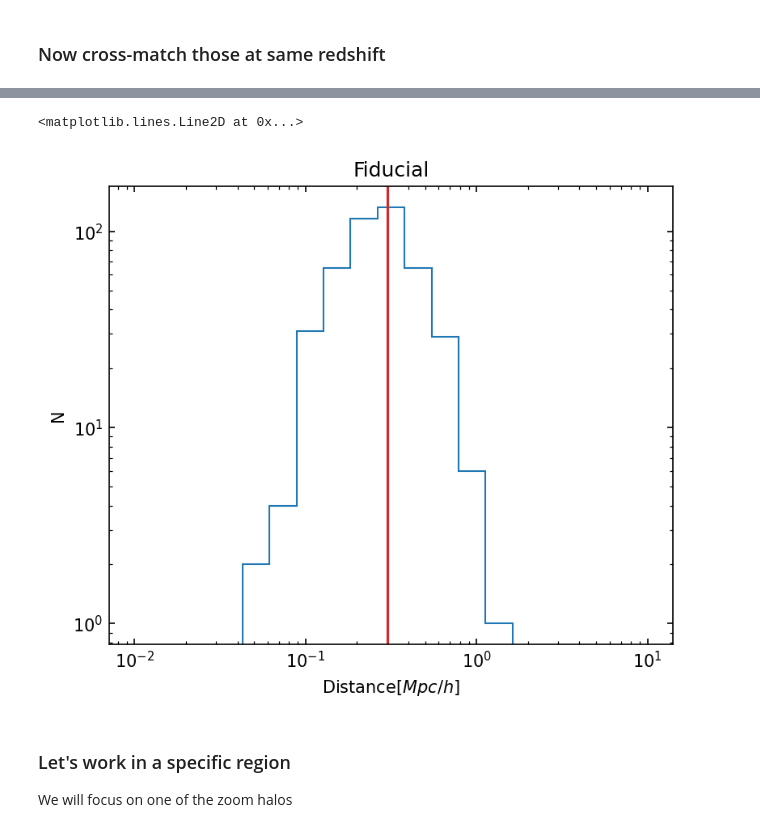
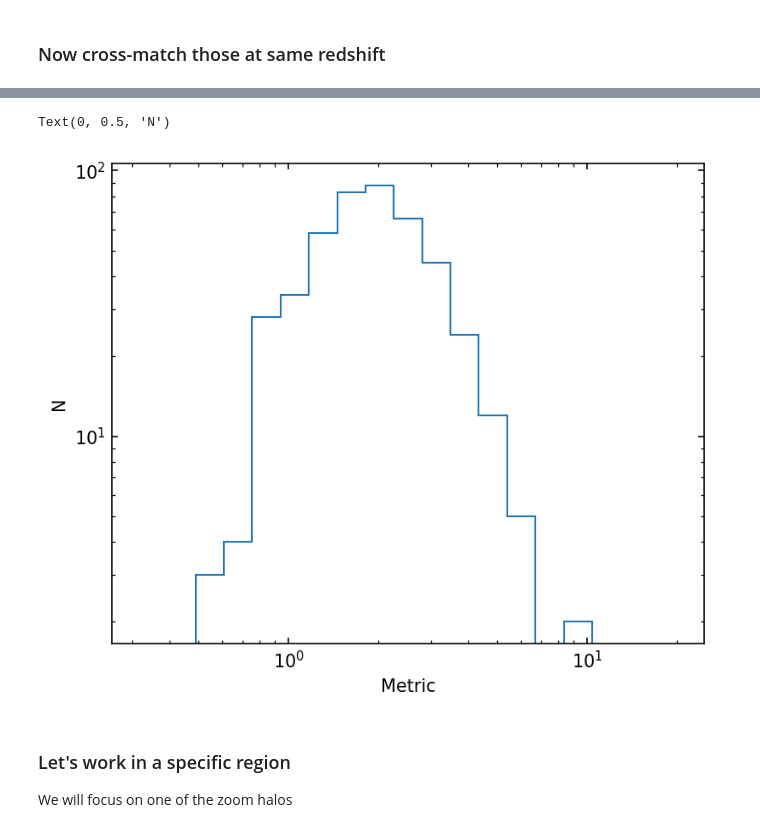
Before and after one commit to fgmaion/MTNG-resims, a Jupyter notebook: Notebooks/cross-matching_z0.ipynb, the cells around one changed output, grey strips where cells are left out. Saved outputs shown, nothing was run; the diff lists cells and outputs as text; code cells hidden in the pictures.

Commit message:
cross-match utilities. Still have to understand how to remove halos which have been poorly cross-matched

```diff
--- a/Notebooks/cross-matching_z0.ipynb
+++ b/Notebooks/cross-matching_z0.ipynb
@@ -106,12 +148,12 @@ final_sel = np.array(final_sel)
 # %% [markdown]
 ### Now cross-match those at same redshift
 # %%
-psel = np.where(zoom.fof['halo_m200b']>0)[0]
+X1 = lag_pos_zoom
+X2 = q_pos(mtng.sub['IDMostbound'][mtng.fof['halo_firstsub'][final_sel]], mtng=True, idstart=1)
 
-X1 = zoom.fof['halo_pos'][psel]
-X2 = mtng.fof['halo_pos'][final_sel]
+# X1 = zoom.fof['halo_pos']
+# X2 = mtng.fof['halo_pos'][final_sel]
 
 kdt = KDTree(X1, boxsize=500)
-dist, ind = kdt.query(X2, k=100)
-
-ind[np.where(dist==np.inf)] = -1
+lag_dist, ind = kdt.query(X2, k=1000)
+eul_dist = np.sqrt(np.sum(np.square(zoom.fof['halo_pos'][ind]-mtng.fof['halo_pos'][final_sel,np.newaxis,:]), axis=2))
@@ -121,9 +160,9 @@ ind[np.where(dist==np.inf)] = -1
 # %%
-M1 = 1e10 * zoom.fof['halo_m200b'][psel][ind]
+M1 = 1e10 * zoom.fof['halo_m200b'][ind]
 M2 = 1e10 * mtng.fof['halo_m200b'][final_sel]
 
-pos1 = np.transpose(zoom.fof['halo_pos'][psel][ind], (2,0,1))
+pos1 = np.transpose(zoom.fof['halo_pos'][ind], (2,0,1))
 pos2 = mtng.fof['halo_pos'][final_sel].T
 
-vmax_1 = zoom.sub['vmax'][zoom.fof['halo_firstsub'][psel][ind]]
+vmax_1 = zoom.sub['vmax'][zoom.fof['halo_firstsub'][ind]]
 vmax_2 = mtng.sub['vmax'][mtng.fof['halo_firstsub'][final_sel]]
@@ -136,5 +169,5 @@ vmax_2 = mtng.sub['vmax'][mtng.fof['halo_firstsub'][final_sel]]
 # %%
-def metric(m1,m2,v1,v2,dist,a,b,c):
+def metric(m1,m2,v1,v2,eul_dist,lag_dist,a,b,c,d):
 
     #d_m = np.abs(np.log10(m1[...,np.newaxis]/m2))
     #d_v = np.abs(v1[...,np.newaxis]-v2)
@@ -142,9 +175,9 @@ def metric(m1,m2,v1,v2,dist,a,b,c):
     d_m = np.abs( (1 - m1[...,np.newaxis]/m2)/0.2 )
     d_v = np.abs( (1 - v1[...,np.newaxis]/v2)/0.2 )
 
-    return dist*a + d_m*b + d_v*c
+    return a*eul_dist + b*lag_dist + d_m*c + d_v*d
 # %%
-d = metric(M2,M1,vmax_2,vmax_1,dist,100,1,1)
+d = metric(M2,M1,vmax_2,vmax_1,eul_dist,lag_dist,5,0.0,1,1)
 
 xmatch = np.zeros(len(M1), dtype=int)
 dmatch = np.zeros(len(M1))
@@ -152,6 +185,6 @@ metr = np.zeros(len(M1))
 
 for i in range(len(M1)):
     metr[i] = d[i].min()
-    xmatch[i] = ind[i,np.where(d[i]==d[i].min())[0][0]]
-    dmatch[i] = dist[i,np.where(d[i]==d[i].min())[0][0]]
+    xmatch[i] = ind[i,np.where(d[i]==metr[i])[0][0]]
+    dmatch[i] = eul_dist[i,np.where(d[i]==metr[i])[0][0]]
 # %%
@@ -207,18 +257,14 @@ ax[2].axhline(1, color='k')
 # %%
 fig, ax = plt.subplots(dpi=150, figsize=(6,5))
 
 ax.set_xscale('log')
-ax.hist(dmatch, bins=np.logspace(-2,1,20), log=True, histtype='step')
+ax.hist(metr, bins=np.logspace(-0.5,1.3,20), log=True, histtype='step')
 
-ax.set_xlabel('Distance$[Mpc/h]$')
+ax.set_xlabel('Metric')
 ax.set_ylabel('N')
-
-plt.title('Fiducial')
-
-ax.axvline(0.3, color='C3')
 # %% [output]
-<matplotlib.lines.Line2D at 0x...>
+Text(0, 0.5, 'N')
-[figure, old version]
+[figure, new version]
 # %% [markdown]
 ### Let's work in a specific region
 
```
Also changed, not shown: parts of 17 cells of this notebook, 3 other files.
